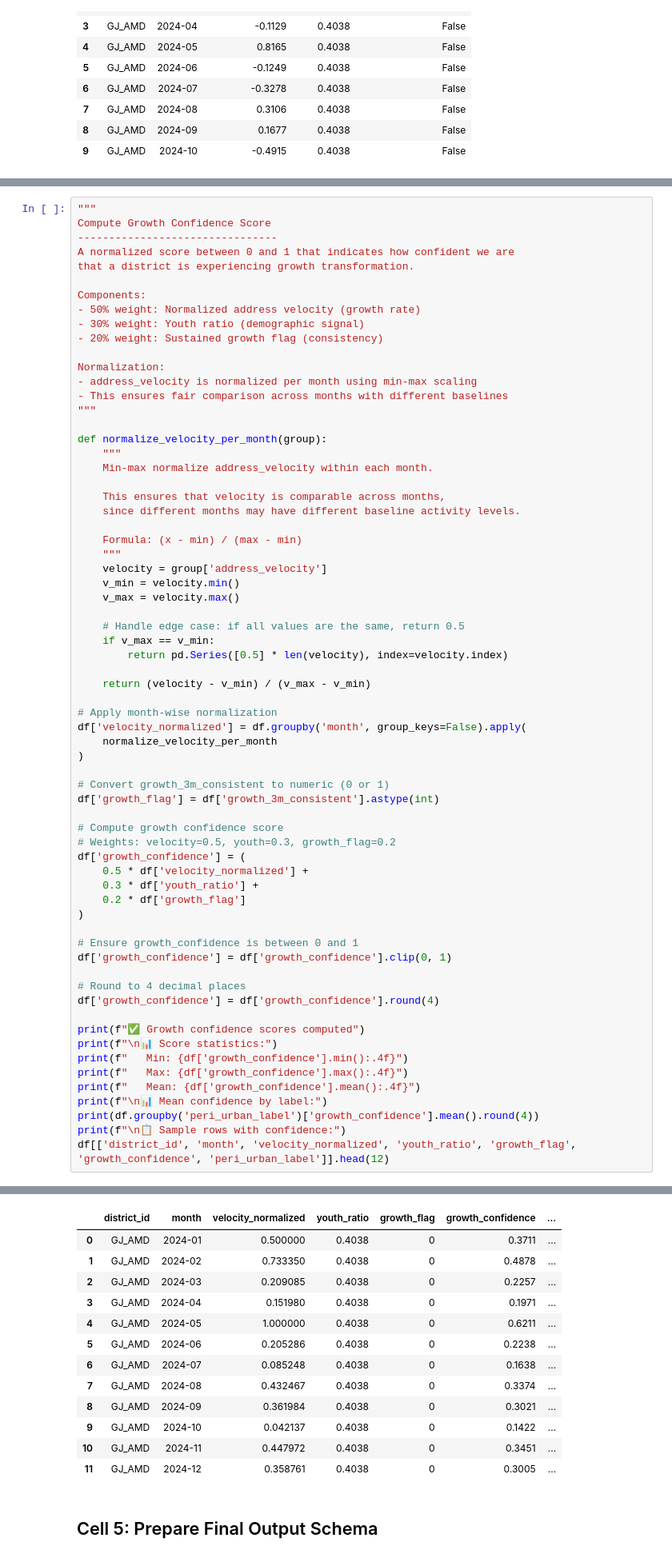
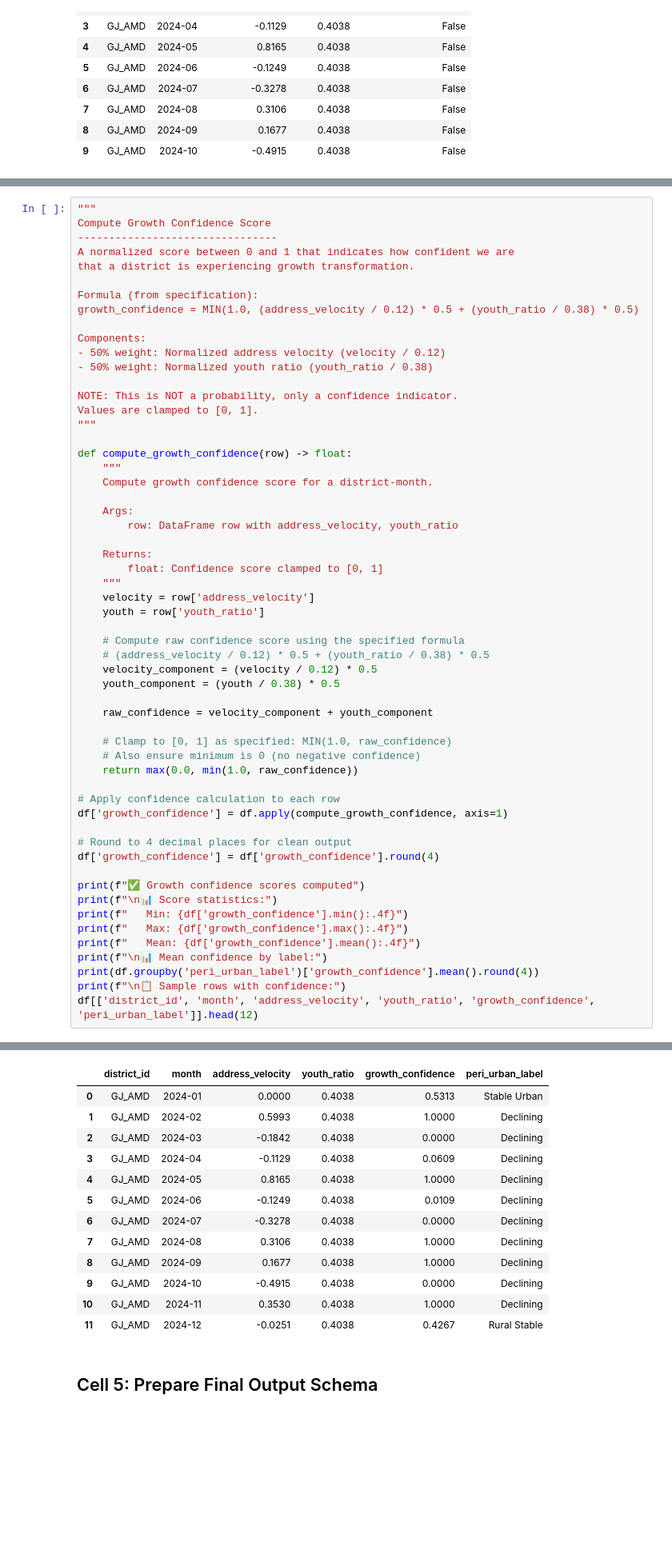
Before and after one commit to AaryanCode69/Saarthi-Net-Data-Pipeline, a Jupyter notebook: notebooks/phase4_peri_urban_labels.ipynb, the cells around one changed output, grey strips where cells are left out. Shown at 80% size. Saved outputs shown, nothing was run; the diff lists cells and outputs as text; blank space fills up the shorter version.

```diff
--- a/notebooks/phase4_peri_urban_labels.ipynb
+++ b/notebooks/phase4_peri_urban_labels.ipynb
@@ -218,55 +218,45 @@ Compute Growth Confidence Score
 A normalized score between 0 and 1 that indicates how confident we are
 that a district is experiencing growth transformation.
 
+Formula (from specification):
+growth_confidence = MIN(1.0, (address_velocity / 0.12) * 0.5 + (youth_ratio / 0.38) * 0.5)
+
 Components:
-- 50% weight: Normalized address velocity (growth rate)
-- 30% weight: Youth ratio (demographic signal)
-- 20% weight: Sustained growth flag (consistency)
+- 50% weight: Normalized address velocity (velocity / 0.12)
+- 50% weight: Normalized youth ratio (youth_ratio / 0.38)
 
-Normalization:
-- address_velocity is normalized per month using min-max scaling
-- This ensures fair comparison across months with different baselines
+NOTE: This is NOT a probability, only a confidence indicator.
+Values are clamped to [0, 1].
 """
 
-def normalize_velocity_per_month(group):
+def compute_growth_confidence(row) -> float:
     """
-    Min-max normalize address_velocity within each month.
+    Compute growth confidence score for a district-month.
 
-    This ensures that velocity is comparable across months,
-    since different months may have different baseline activity levels.
+    Args:
+        row: DataFrame row with address_velocity, youth_ratio
 
-    Formula: (x - min) / (max - min)
+    Returns:
+        float: Confidence score clamped to [0, 1]
     """
-    velocity = group['address_velocity']
-    v_min = velocity.min()
-    v_max = velocity.max()
+    velocity = row['address_velocity']
+    youth = row['youth_ratio']
 
-    # Handle edge case: if all values are the same, return 0.5
-    if v_max == v_min:
-        return pd.Series([0.5] * len(velocity), index=velocity.index)
+    # Compute raw confidence score using the specified formula
+    # (address_velocity / 0.12) * 0.5 + (youth_ratio / 0.38) * 0.5
+    velocity_component = (velocity / 0.12) * 0.5
+    youth_component = (youth / 0.38) * 0.5
 
-    return (velocity - v_min) / (v_max - v_min)
+    raw_confidence = velocity_component + youth_component
 
-# Apply month-wise normalization
-df['velocity_normalized'] = df.groupby('month', group_keys=False).apply(
-    normalize_velocity_per_month
-)
+    # Clamp to [0, 1] as specified: MIN(1.0, raw_confidence)
+    # Also ensure minimum is 0 (no negative confidence)
+    return max(0.0, min(1.0, raw_confidence))
 
-# Convert growth_3m_consistent to numeric (0 or 1)
-df['growth_flag'] = df['growth_3m_consistent'].astype(int)
+# Apply confidence calculation to each row
+df['growth_confidence'] = df.apply(compute_growth_confidence, axis=1)
 
-# Compute growth confidence score
-# Weights: velocity=0.5, youth=0.3, growth_flag=0.2
-df['growth_confidence'] = (
-    0.5 * df['velocity_normalized'] +
-    0.3 * df['youth_ratio'] +
-    0.2 * df['growth_flag']
-)
-
-# Ensure growth_confidence is between 0 and 1
-df['growth_confidence'] = df['growth_confidence'].clip(0, 1)
-
-# Round to 4 decimal places
+# Round to 4 decimal places for clean output
 df['growth_confidence'] = df['growth_confidence'].round(4)
 
 print(f"✅ Growth confidence scores computed")
@@ -277,7 +267,7 @@ print(f"   Mean: {df['growth_confidence'].mean():.4f}")
 print(f"\n📊 Mean confidence by label:")
 print(df.groupby('peri_urban_label')['growth_confidence'].mean().round(4))
 print(f"\n📋 Sample rows with confidence:")
-df[['district_id', 'month', 'velocity_normalized', 'youth_ratio', 'growth_flag', 'growth_confidence', 'peri_urban_label']].head(12)
+df[['district_id', 'month', 'address_velocity', 'youth_ratio', 'growth_confidence', 'peri_urban_label']].head(12)
 # %% [output]
 ✅ Growth confidence scores computed
 
@@ -295,19 +285,19 @@ Stable Urban         0.3802
 Name: growth_confidence, dtype: float64
 
 📋 Sample rows with confidence:
-|  | district_id | month | velocity_normalized | youth_ratio | growth_flag | growth_confidence | ... |
-| 0 | GJ_AMD | 2024-01 | 0.500000 | 0.4038 | 0 | 0.3711 | ... |
-| 1 | GJ_AMD | 2024-02 | 0.733350 | 0.4038 | 0 | 0.4878 | ... |
-| 2 | GJ_AMD | 2024-03 | 0.209085 | 0.4038 | 0 | 0.2257 | ... |
-| 3 | GJ_AMD | 2024-04 | 0.151980 | 0.4038 | 0 | 0.1971 | ... |
-| 4 | GJ_AMD | 2024-05 | 1.000000 | 0.4038 | 0 | 0.6211 | ... |
-| 5 | GJ_AMD | 2024-06 | 0.205286 | 0.4038 | 0 | 0.2238 | ... |
-| 6 | GJ_AMD | 2024-07 | 0.085248 | 0.4038 | 0 | 0.1638 | ... |
-| 7 | GJ_AMD | 2024-08 | 0.432467 | 0.4038 | 0 | 0.3374 | ... |
-| 8 | GJ_AMD | 2024-09 | 0.361984 | 0.4038 | 0 | 0.3021 | ... |
-| 9 | GJ_AMD | 2024-10 | 0.042137 | 0.4038 | 0 | 0.1422 | ... |
-| 10 | GJ_AMD | 2024-11 | 0.447972 | 0.4038 | 0 | 0.3451 | ... |
-| 11 | GJ_AMD | 2024-12 | 0.358761 | 0.4038 | 0 | 0.3005 | ... |
+|  | district_id | month | address_velocity | youth_ratio | growth_confidence | peri_urban_label |
+| 0 | GJ_AMD | 2024-01 | 0.0000 | 0.4038 | 0.5313 | Stable Urban |
+| 1 | GJ_AMD | 2024-02 | 0.5993 | 0.4038 | 1.0000 | Declining |
+| 2 | GJ_AMD | 2024-03 | -0.1842 | 0.4038 | 0.0000 | Declining |
+| 3 | GJ_AMD | 2024-04 | -0.1129 | 0.4038 | 0.0609 | Declining |
+| 4 | GJ_AMD | 2024-05 | 0.8165 | 0.4038 | 1.0000 | Declining |
+| 5 | GJ_AMD | 2024-06 | -0.1249 | 0.4038 | 0.0109 | Declining |
+| 6 | GJ_AMD | 2024-07 | -0.3278 | 0.4038 | 0.0000 | Declining |
+| 7 | GJ_AMD | 2024-08 | 0.3106 | 0.4038 | 1.0000 | Declining |
+| 8 | GJ_AMD | 2024-09 | 0.1677 | 0.4038 | 1.0000 | Declining |
+| 9 | GJ_AMD | 2024-10 | -0.4915 | 0.4038 | 0.0000 | Declining |
+| 10 | GJ_AMD | 2024-11 | 0.3530 | 0.4038 | 1.0000 | Declining |
+| 11 | GJ_AMD | 2024-12 | -0.0251 | 0.4038 | 0.4267 | Rural Stable |
 # %% [markdown]
 ## Cell 5: Prepare Final Output Schema
 # %%
```
Also changed, not shown: parts of 9 cells of this notebook, 1 other file.
